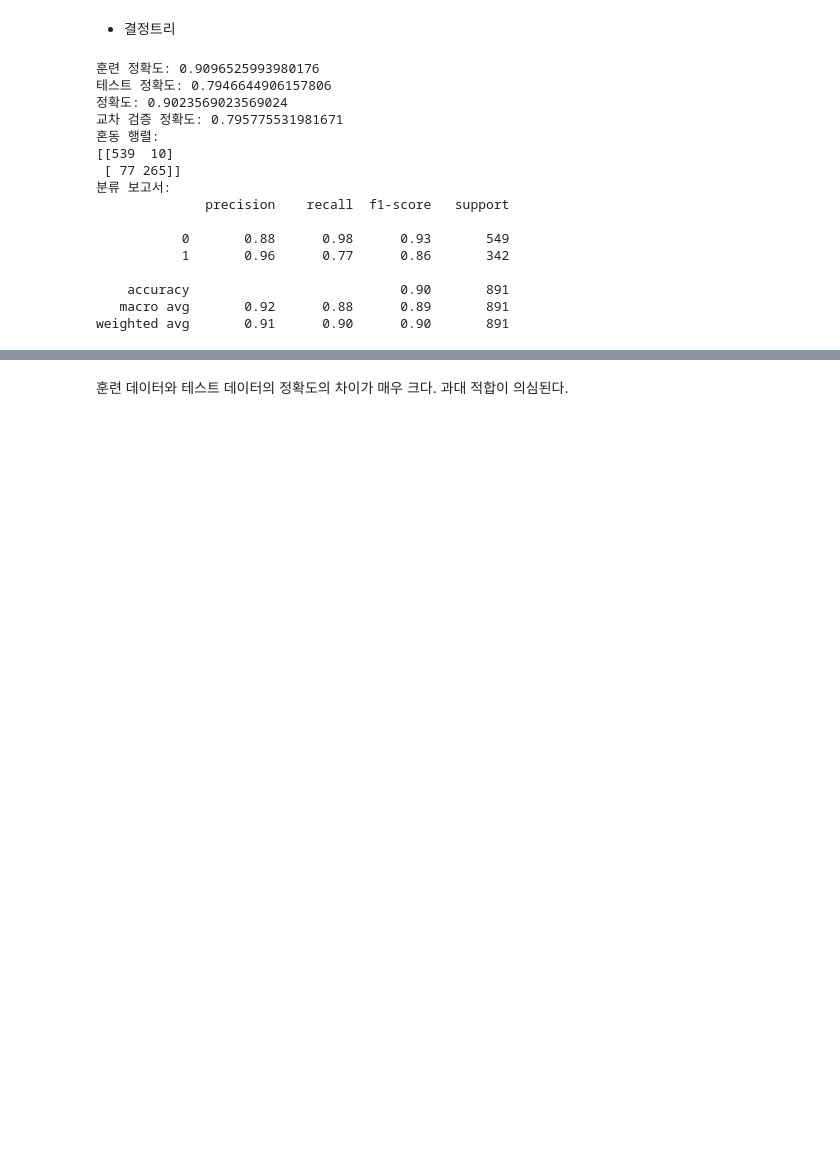
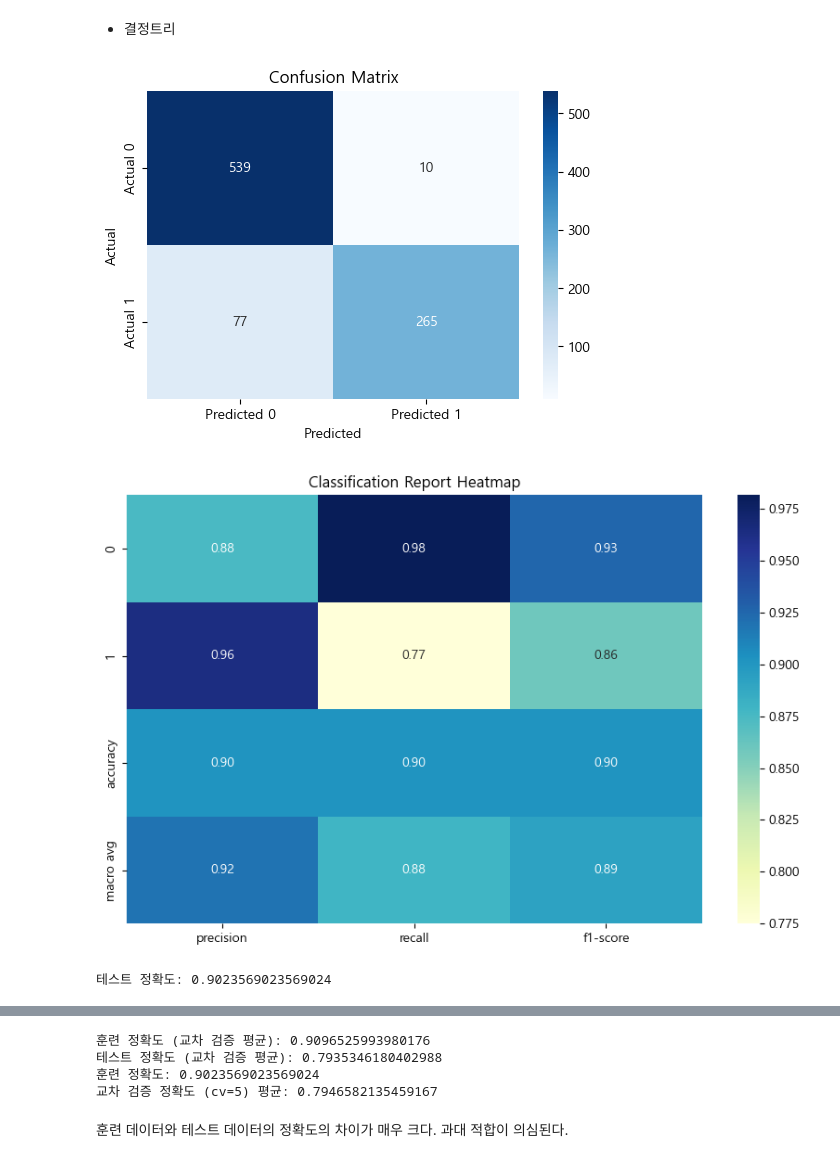
Before and after one commit to YH0223/Titanic_JYH, a Jupyter notebook: JYH_TITANIC.ipynb, the cells around one changed output, grey strips where cells are left out. Cells and saved outputs as stored; diff of their text form; code cells hidden in the pictures; blank space fills up the shorter version.

```diff
--- a/JYH_TITANIC.ipynb
+++ b/JYH_TITANIC.ipynb
@@ -1038,39 +1066,10 @@ weighted avg       0.84      0.84      0.84       891
 훈련 데이터와 테스트 데이터의 정확도의 차이가 크다. 과대 적합이 의심된다.
 # %% [markdown]
 * 결정트리
-# %%
-model = DecisionTreeClassifier()
-model.fit(train_input, train_target)
-predicted = model.predict(train_input)
-
-mse = mean_squared_error(train_target, predicted)
-r2 = r2_score(train_target, predicted)
-
-score = cross_validate(model, train_input, train_target,
-                       return_train_score=True, n_jobs=-1,
-                       cv=StratifiedKFold())
-accuracy = accuracy_score(train_target, predicted)
-
-print(f"훈련 정확도: {np.mean(score['train_score'])}")
-print(f"테스트 정확도: {np.mean(score['test_score'])}")
-print(f"정확도: {accuracy}")
-print(f"교차 검증 정확도: {np.mean(cross_val_score(model, train_input, train_target, cv=5))}")
-print(f"혼동 행렬: \n{confusion_matrix(train_target, predicted)}")
-print(f"분류 보고서: \n{classification_report(train_target, predicted)}")
-# %% [output]
-훈련 정확도: 0.9096525993980176
-테스트 정확도: 0.7946644906157806
-정확도: 0.9023569023569024
-교차 검증 정확도: 0.795775531981671
-혼동 행렬:
-[[539  10]
- [ 77 265]]
-분류 보고서:
-              precision    recall  f1-score   support
-
-           0       0.88      0.98      0.93       549
-           1       0.96      0.77      0.86       342
-
-    accuracy                           0.90       891
-   macro avg       0.92      0.88      0.89       891
-weighted avg       0.91      0.90      0.90       891
+# %%
+model = DecisionTreeClassifier()
+evaluate_model(model, train_input, train_target, train_input, train_target)
+# %% [output]
+[figure, added]
+[figure, added]
+테스트 정확도: 0.9023569023569024
@@ -1077,3 +1078,7 @@ weighted avg       0.91      0.90      0.90       891
+훈련 정확도 (교차 검증 평균): 0.9096525993980176
+테스트 정확도 (교차 검증 평균): 0.7935346180402988
+훈련 정확도: 0.9023569023569024
+교차 검증 정확도 (cv=5) 평균: 0.7946582135459167
 # %% [markdown]
 훈련 데이터와 테스트 데이터의 정확도의 차이가 매우 크다. 과대 적합이 의심된다.
 # %% [markdown]
```
Also changed, not shown: parts of 16 cells of this notebook.
